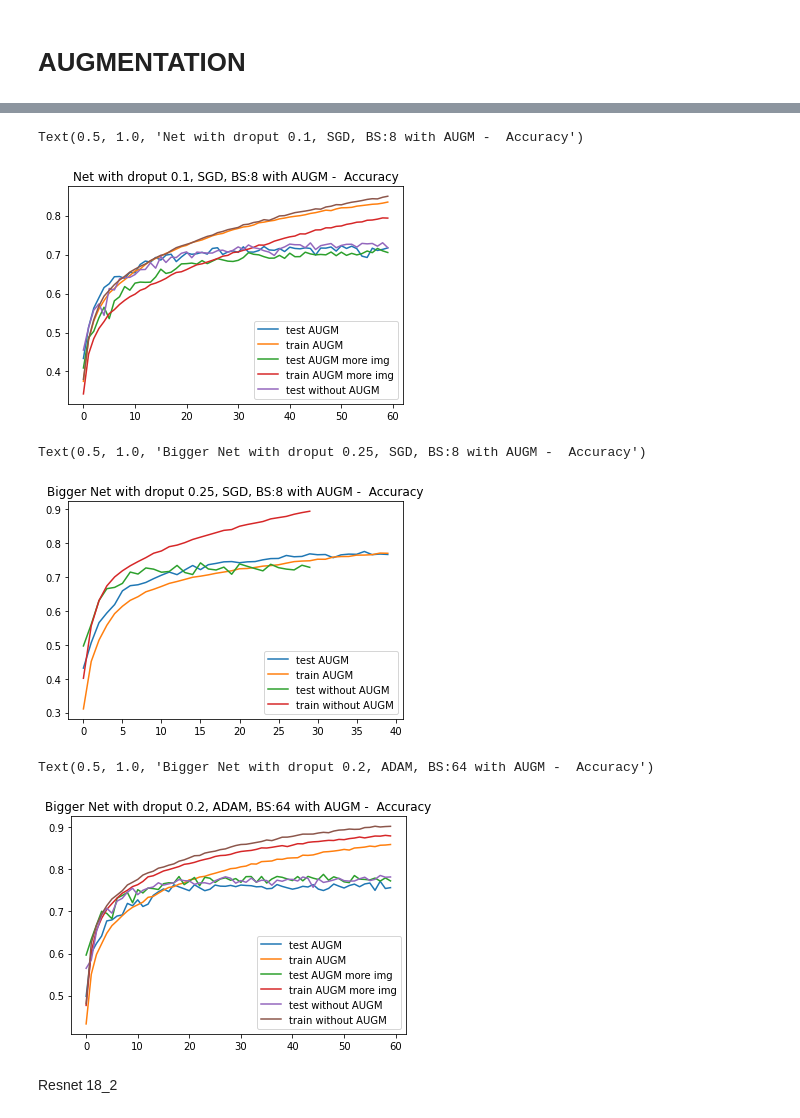
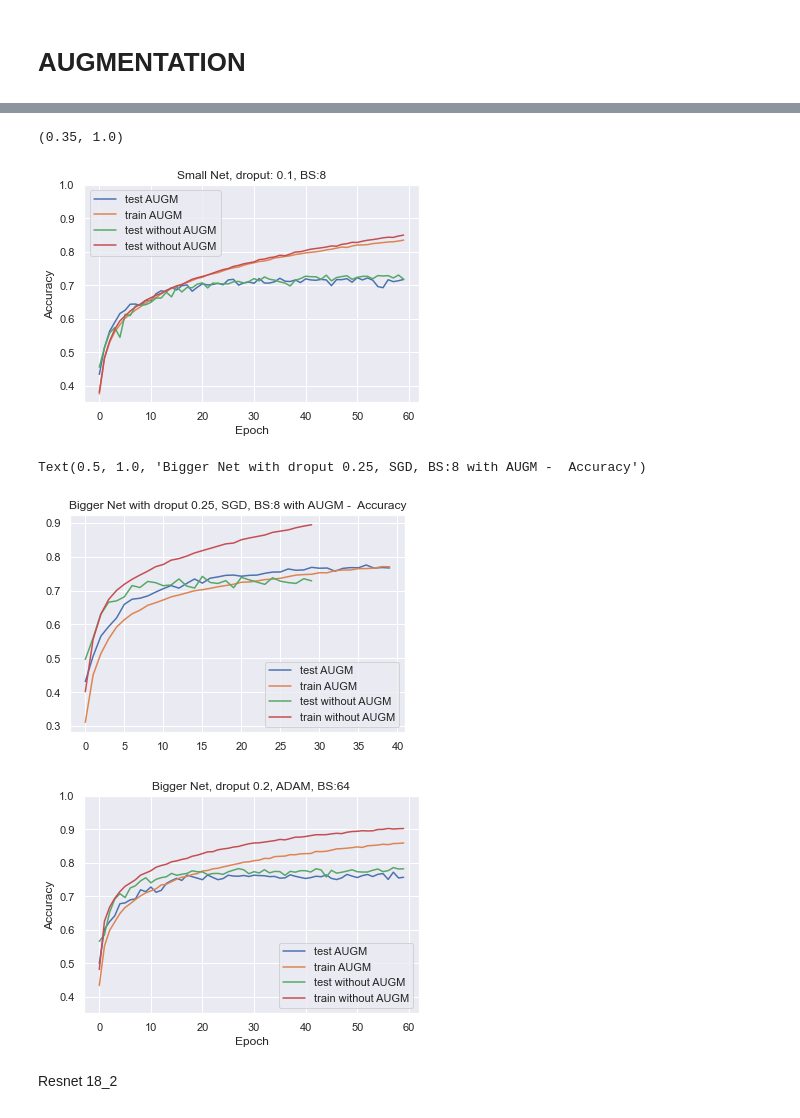
Before and after one commit to muszkowska/DeepLearning, a Jupyter notebook: notebooks/results.ipynb, the cells around one changed output, grey strips where cells are left out. Drawn from its saved outputs; the diff is of its cells as text; code cells hidden in the pictures.

Commit message:
Change results

```diff
--- a/notebooks/results.ipynb
+++ b/notebooks/results.ipynb
@@ -6,6 +6,7 @@ import matplotlib.pyplot as plt
 import numpy as np
 import seaborn as sns
 import glob
+sns.set_theme()
 # %% [markdown]
 # Net - experiments
 # %% [markdown]
@@ -438,19 +429,19 @@ Text(0.5, 1.0, 'Net with droput 0.35, SGD, BS:8 with AUGM -  Accuracy')
 # %%
 augm_net = pd.read_csv(r'..\data\results\Net_dropout\SGD_augm_addingimg_bs8_dr0_1\net_SGD_augm_history.csv')
-
-augm_net_add_img = pd.read_csv(r'..\data\results\Net_dropout\SGD_augm_bs8_dr0_1\net_SGD_augm_history.csv')
 
 net_dr =pd.read_csv(r'..\data\results\Net_dropout\SGD_bs8_dr0_1\net_SGD_history.csv')
 
 
 plt.plot(augm_net[["test_acc", "train_acc"]])
-plt.plot(augm_net_add_img[["test_acc", "train_acc"]])
 plt.plot(net_dr[["test_acc", "train_acc"]])
-plt.legend(["test AUGM", "train AUGM", "test AUGM more img", "train AUGM more img", "test without AUGM"])
-plt.title("Net with droput 0.1, SGD, BS:8 with AUGM -  Accuracy")
+plt.legend(["test AUGM", "train AUGM", "test without AUGM", "test without AUGM"])
+plt.title("Small Net, droput: 0.1, BS:8")
+plt.ylabel("Accuracy")
+plt.xlabel("Epoch")
+plt.ylim((0.35, 1))
 # %% [output]
-Text(0.5, 1.0, 'Net with droput 0.1, SGD, BS:8 with AUGM -  Accuracy')
+(0.35, 1.0)
-[figure, old version]
+[figure, new version]
 # %%
 augm_net = pd.read_csv(r'..\data\results\Net_dropout_new\augm_SGD_bs8_dr25\bnet_augm_history.csv')
 
@@ -461,24 +452,24 @@ plt.legend(["test AUGM", "train AUGM", "test without AUGM", "train without AUGM"
 plt.title("Bigger Net with droput 0.25, SGD, BS:8 with AUGM -  Accuracy")
 # %% [output]
 Text(0.5, 1.0, 'Bigger Net with droput 0.25, SGD, BS:8 with AUGM -  Accuracy')
-[figure, old version]
+[figure, new version]
 # %%
 augm_net = pd.read_csv(r'..\data\results\Net_dropout_new\augm_adam_bs64_dr20\bnet_augm_history.csv')
-
-augm_net_add_img = pd.read_csv(r'..\data\results\Net_dropout_new\augm_addingimg_adam_bs64_dr20\bnet_augm_history.csv')
 
 bigger_net = pd.read_csv(r'..\data\results\Net_dropout_new\adam_bs64_dr20\bnet_augm_history.csv')
 
 
 plt.plot(augm_net[["test_acc", "train_acc"]])
-plt.plot(augm_net_add_img[["test_acc", "train_acc"]])
 plt.plot(bigger_net[["test_acc", "train_acc"]])
 
-plt.legend(["test AUGM", "train AUGM", "test AUGM more img", "train AUGM more img", "test without AUGM", "train without AUGM"])
-plt.title("Bigger Net with droput 0.2, ADAM, BS:64 with AUGM -  Accuracy")
+plt.legend(["test AUGM", "train AUGM",  "test without AUGM", "train without AUGM"])
+plt.title("Bigger Net, droput 0.2, ADAM, BS:64")
+plt.ylabel("Accuracy")
+plt.xlabel("Epoch")
+plt.ylim((0.35, 1))
+plt.show()
 # %% [output]
-Text(0.5, 1.0, 'Bigger Net with droput 0.2, ADAM, BS:64 with AUGM -  Accuracy')
-[figure, old version]
+[figure, new version]
 # %% [markdown]
 Resnet 18_2
 # %%
```
Also changed, not shown: parts of 23 cells of this notebook.
